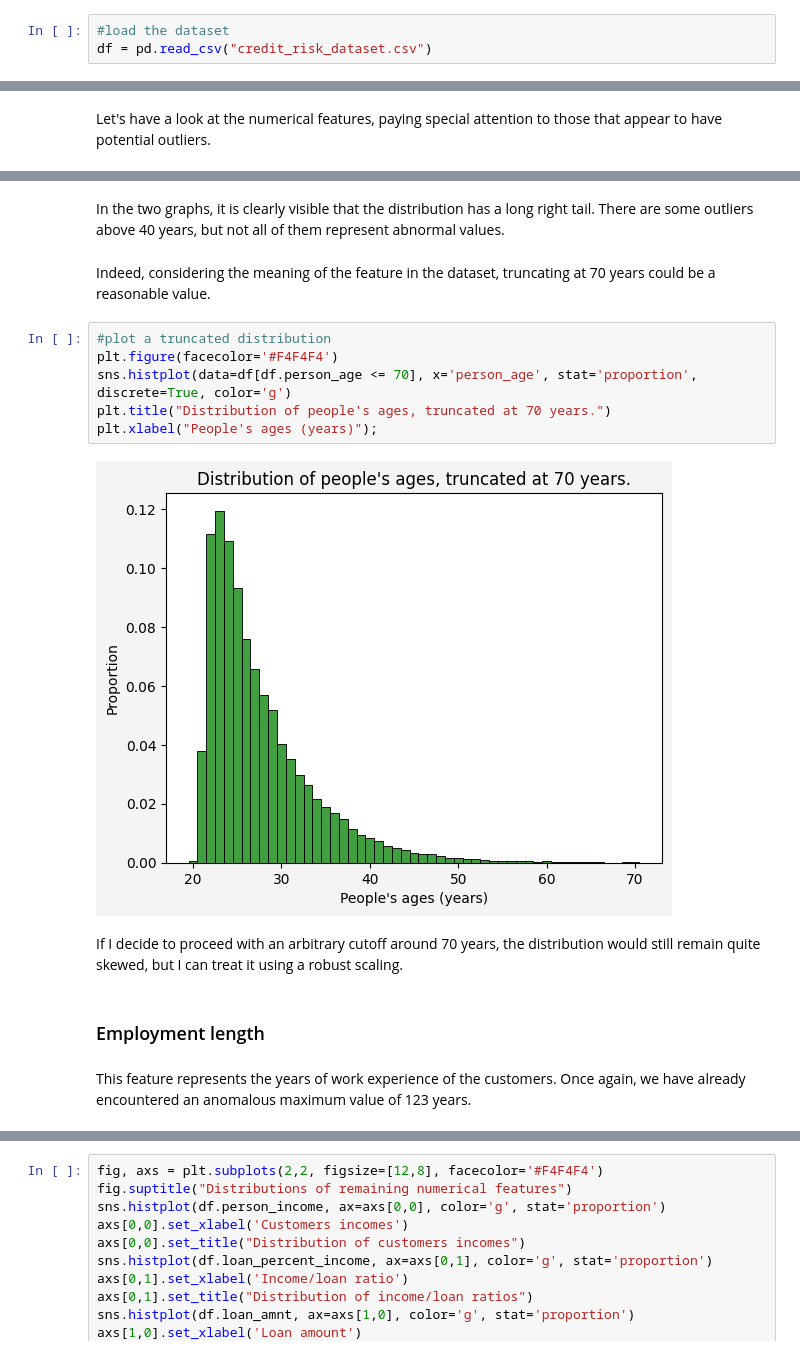
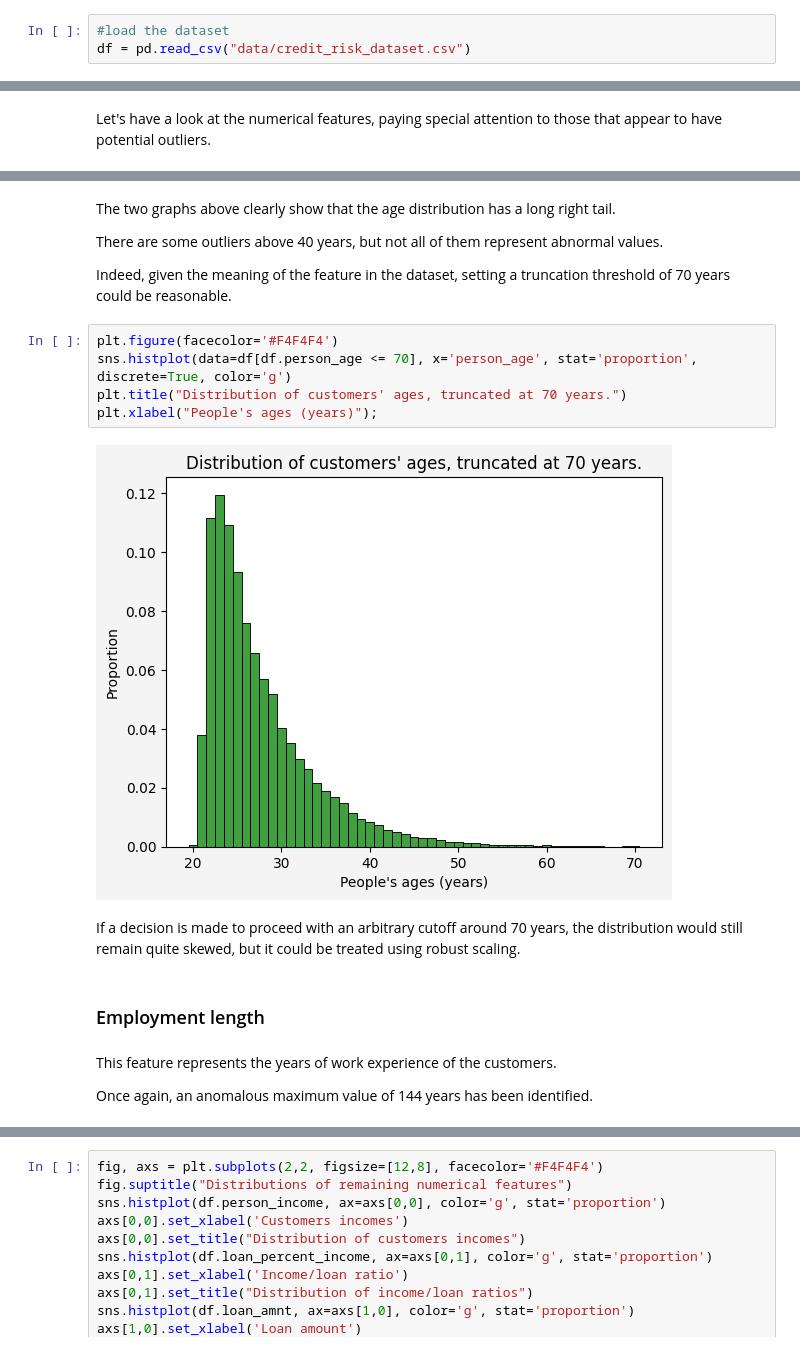
Before and after one commit to markort147/credit-risk-example-analysis-notebook, a Jupyter notebook: src/notebook.ipynb, the cells around one changed output, grey strips where cells are left out. Cells and saved outputs as stored; diff of their text form.

```diff
--- a/src/notebook.ipynb
+++ b/src/notebook.ipynb
@@ -103,3 +37,3 @@ Carico il dataset e formulo le prime osservazioni
 # %%
 #load the dataset
-df = pd.read_csv("credit_risk_dataset.csv")
+df = pd.read_csv("data/credit_risk_dataset.csv")
@@ -221,21 +154,24 @@ plt.xlabel("People's ages (years)");
 # %% [markdown]
-In the two graphs, it is clearly visible that the distribution has a long right tail. There are some outliers above 40 years, but not all of them represent abnormal values.
+The two graphs above clearly show that the age distribution has a long right tail.
+
+There are some outliers above 40 years, but not all of them represent abnormal values.
+
+Indeed, given the meaning of the feature in the dataset, setting a truncation threshold of 70 years could be reasonable.
-# %% [markdown]
-Indeed, considering the meaning of the feature in the dataset, truncating at 70 years could be a reasonable value.
 # %%
-#plot a truncated distribution
 plt.figure(facecolor='#F4F4F4')
 sns.histplot(data=df[df.person_age <= 70], x='person_age', stat='proportion', discrete=True, color='g')
-plt.title("Distribution of people's ages, truncated at 70 years.")
+plt.title("Distribution of customers' ages, truncated at 70 years.")
 plt.xlabel("People's ages (years)");
 # %% [output]
-[figure, old version]
+[figure, new version]
 # %% [markdown]
-If I decide to proceed with an arbitrary cutoff around 70 years, the distribution would still remain quite skewed, but I can treat it using a robust scaling.
+If a decision is made to proceed with an arbitrary cutoff around 70 years, the distribution would still remain quite skewed, but it could be treated using robust scaling.
 # %% [markdown]
 ### Employment length
 # %% [markdown]
-This feature represents the years of work experience of the customers. Once again, we have already encountered an anomalous maximum value of 123 years.
+This feature represents the years of work experience of the customers.
+
+Once again, an anomalous maximum value of 144 years has been identified.
 # %%
 plt.figure(facecolor='#F4F4F4')
 sns.histplot(data=df, x='person_emp_length', stat='proportion', discrete=True, color='g')
```
Also changed, not shown: parts of 67 cells of this notebook, 3 other files.
